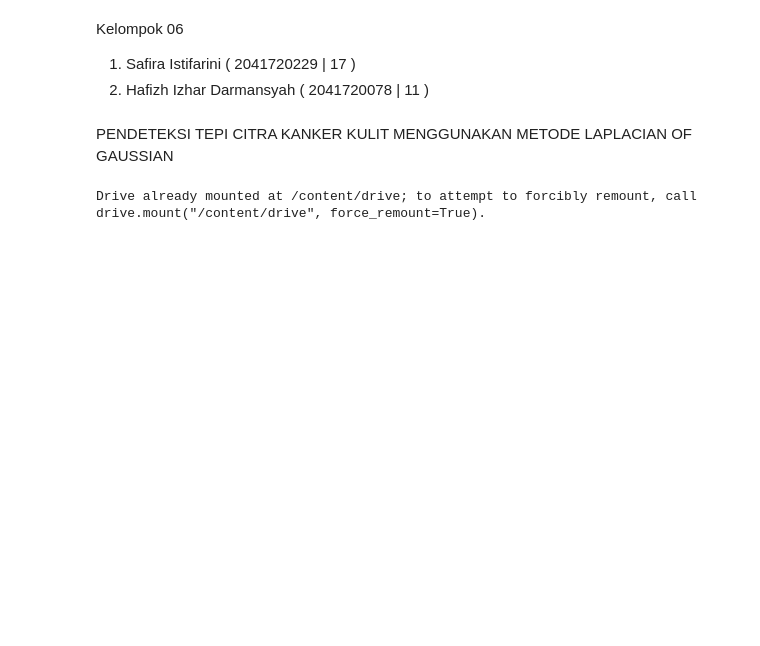
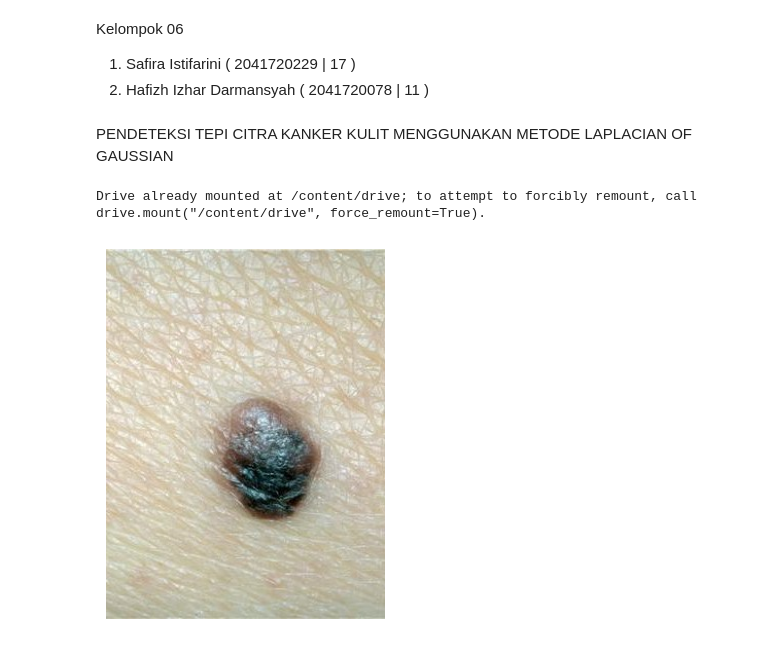
Before and after one commit to safira123-pixel/PCVK_Genap_2023, a Jupyter notebook: UAS_PCVK.ipynb, the cells around one changed output. Saved outputs shown, nothing was run; the diff lists cells and outputs as text; code cells hidden in the pictures; blank space fills up the shorter version.

```diff
--- a/UAS_PCVK.ipynb
+++ b/UAS_PCVK.ipynb
@@ -21,4 +21,13 @@ import matplotlib.pyplot as plt
 import matplotlib.image as mpig
 from google.colab.patches import cv2_imshow
 %matplotlib inline
+# %%
+# Membaca citra
+y1 = cv2.imread('/content/drive/MyDrive/PCVK/melanoma/dermIS/SSM22_orig.jpg')
+y1 = cv2.cvtColor(x1, cv2.COLOR_BGR2RGB)
+plt.imshow(y1)
+plt.axis('off')
+plt.show()
+# %% [output]
+[figure, added]
 # %%
```
Also changed, not shown: parts of 6 cells of this notebook.
